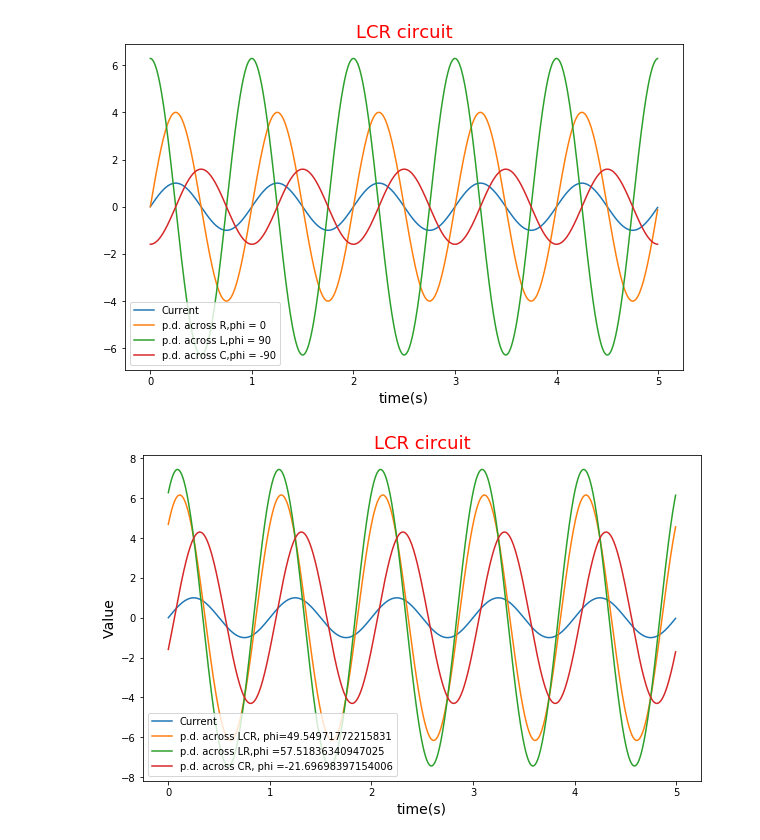
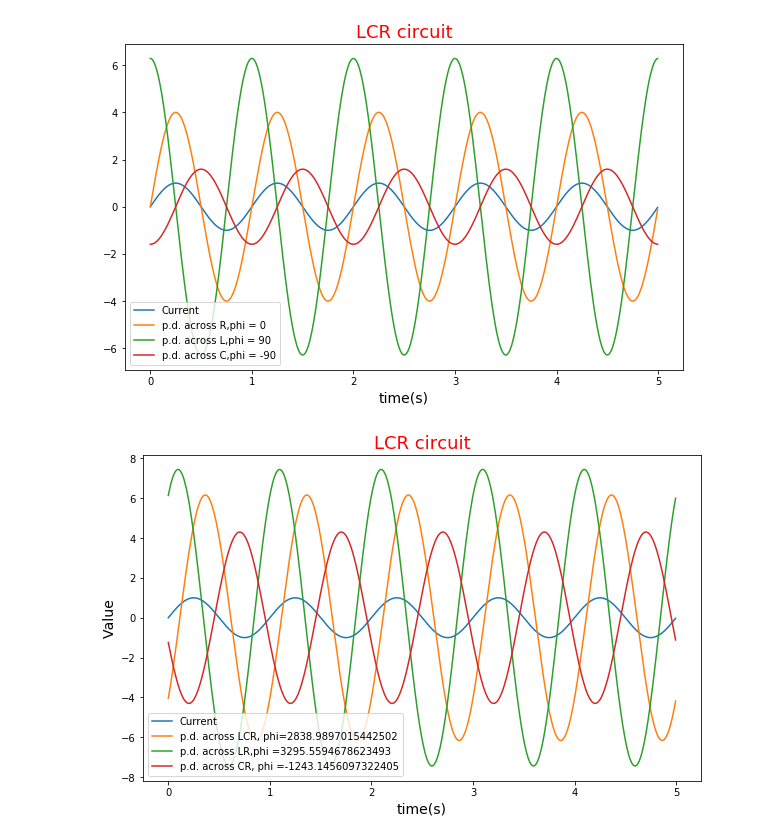
Before and after one commit to pmstha/NPS, a Jupyter notebook: impedance4.ipynb, the cells around one changed output. Cells and saved outputs as stored; diff of their text form; code cells hidden in the pictures.

```diff
--- a/impedance4.ipynb
+++ b/impedance4.ipynb
@@ -38,28 +39,28 @@ plt.show()
 # %% [output]
 [figure]
 # %%
-Z=np.sqrt((XL-XC)**2+R**2) #impedance of LCR
-phi=np.arctan((XL-XC)/R) #phasee of LCR
-ZLR=np.sqrt(XL**2+R**2) #impedance of LR
-phiLR=np.arctan(XL/R) #phase  of LR
-ZCR=np.sqrt(XC**2+R**2) #impedance of CR
-phiCR=np.arctan(-XC/R) #phase  of CR
+Z=lcr.impedance(L,C,R,f) #impedance of LCR
+phi=lcr.phase(L,C,R,f) # phase
+ZLR=lcr.impedance(L,0,R,f) #impedance of LR
+phiLR=lcr.phase(L,0,R,f) #phase  of LR
+ZCR=lcr.impedance(0,C,R,f) #impedance of CR
+phiCR=lcr.phase(0,C,R,f) #phase  of CR
 V0=I0*Z  # peak voltage of LCR
 V0LR=I0*ZLR #peak voltage of LR
 V0CR=I0*ZCR # peak voltage of CR
 
 V=V0*np.sin(w*t+phi) # p.d. acrosss  LCR
 VLR=V0LR*np.sin(w*t+ phiLR) # p.d. acrosss  LR
 VCR=V0CR*np.sin(w*t+ phiCR) # p.d. acrosss  LR
 plt.figure(figsize = [10,6])
 plt.plot(t,I, label = "Current")
 plt.plot(t,V, label = "p.d. across LCR, phi="+str(phi*180/np.pi))
 plt.plot(t,VLR, label = "p.d. across LR,phi ="+str(phiLR*180/np.pi))
 plt.plot(t,VCR, label = "p.d. across CR, phi ="+str(phiCR*180/np.pi))
 plt.xlabel('time(s)',fontsize =14)
 plt.ylabel('Value',fontsize =14)
 plt.legend()
 plt.title('LCR circuit',fontsize =18,color='r')
 plt.show()
 # %% [output]
-[figure, old version]
+[figure, new version]
```
Also changed, not shown: parts of 2 cells of this notebook, 1 other file.
